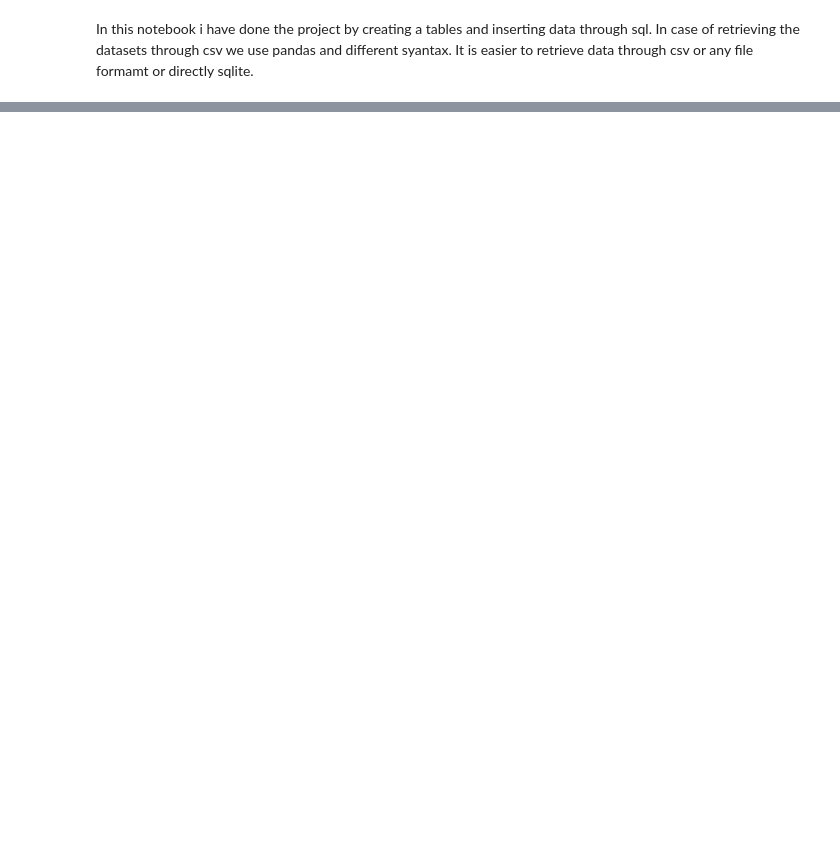
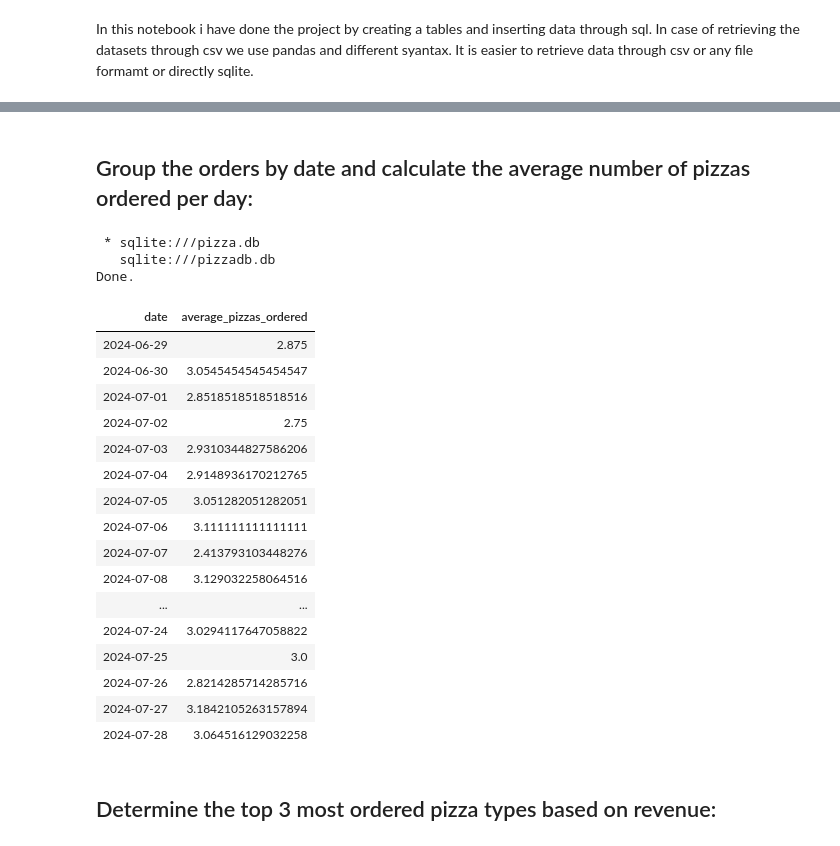
Before and after one commit to PardeepBhurtel/Pizza_sales-analysis_sql_project, a Jupyter notebook: notebook/analysis.ipynb, the cells around one changed output, grey strips where cells are left out. Cells and saved outputs as stored; diff of their text form; code cells hidden in the pictures; blank space fills up the shorter version.

```diff
--- a/notebook/analysis.ipynb
+++ b/notebook/analysis.ipynb
@@ -50,0 +399,31 @@ Done.
+# %% [markdown]
+## Group the orders by date and calculate the average number of pizzas ordered per day:
+# %%
+%%sql
+SELECT date, AVG(quantity) AS average_pizzas_ordered
+FROM Orders O
+JOIN Order_details OD ON O.order_id = OD.order_id
+GROUP BY date;
+# %% [output]
+ * sqlite:///pizza.db
+   sqlite:///pizzadb.db
+Done.
+| date | average_pizzas_ordered |
+| 2024-06-29 | 2.875 |
+| 2024-06-30 | 3.0545454545454547 |
+| 2024-07-01 | 2.8518518518518516 |
+| 2024-07-02 | 2.75 |
+| 2024-07-03 | 2.9310344827586206 |
+| 2024-07-04 | 2.9148936170212765 |
+| 2024-07-05 | 3.051282051282051 |
+| 2024-07-06 | 3.111111111111111 |
+| 2024-07-07 | 2.413793103448276 |
+| 2024-07-08 | 3.129032258064516 |
+| ... | ... |
+| 2024-07-24 | 3.0294117647058822 |
+| 2024-07-25 | 3.0 |
+| 2024-07-26 | 2.8214285714285716 |
+| 2024-07-27 | 3.1842105263157894 |
+| 2024-07-28 | 3.064516129032258 |
+# %% [markdown]
+## Determine the top 3 most ordered pizza types based on revenue:
```
Also changed, not shown: parts of 40 cells of this notebook, 1 other file.
